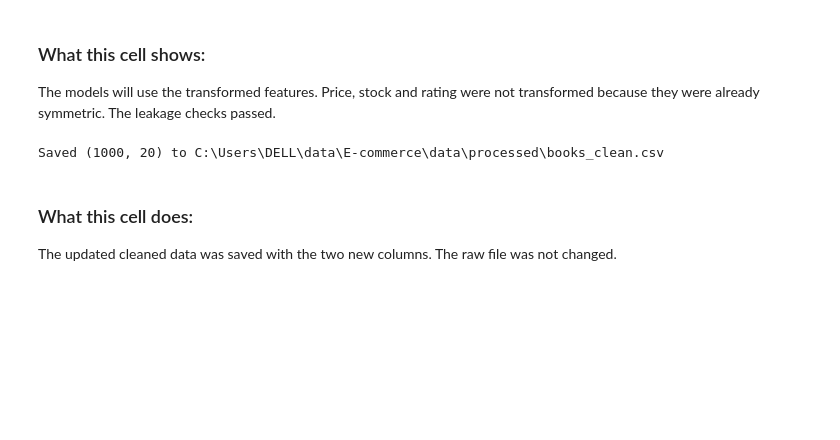
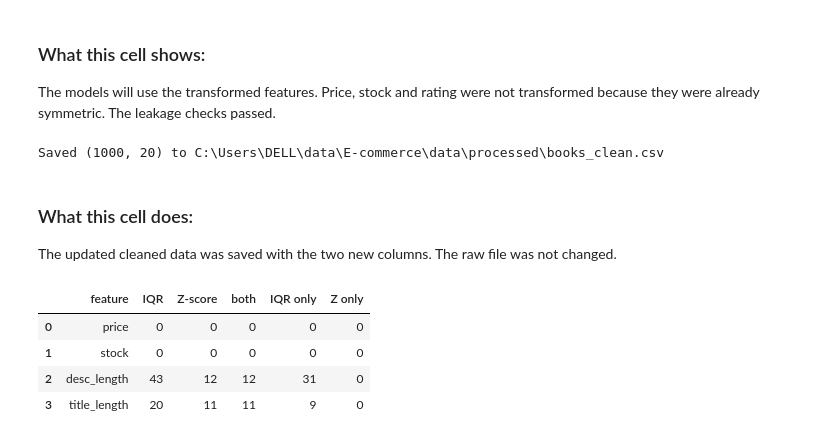
Before and after one commit to l253042/E-commerce, a Jupyter notebook: notebooks/E-commerce.ipynb, the cells around one changed output. Cells and saved outputs as stored; diff of their text form; code cells hidden in the pictures; blank space fills up the shorter version.

```diff
--- a/notebooks/E-commerce.ipynb
+++ b/notebooks/E-commerce.ipynb
@@ -930,3 +930,29 @@ Saved (1000, 20) to C:\Users\DELL\data\E-commerce\data\processed\books_clean.csv
 # %% [markdown]
 ### What this cell does:
 The updated cleaned data was saved with the two new columns. The raw file was not changed.
+# %%
+check_cols = ["price", "stock", "desc_length", "title_length"]
+
+def iqr_flags(s):
+    q1, q3 = s.quantile([0.25, 0.75])
+    iqr = q3 - q1
+    return (s < q1 - 1.5 * iqr) | (s > q3 + 1.5 * iqr)
+
+def z_flags(s, threshold=3):
+    return ((s - s.mean()) / s.std()).abs() > threshold
+
+flags = pd.DataFrame(index=clean.index)
+rows = []
+for col in check_cols:
+    flags[col + "_iqr"] = iqr_flags(clean[col])
+    flags[col + "_z"] = z_flags(clean[col])
+    a, b = flags[col + "_iqr"], flags[col + "_z"]
+    rows.append({"feature": col, "IQR": a.sum(), "Z-score": b.sum(),
+                 "both": (a & b).sum(), "IQR only": (a & ~b).sum(), "Z only": (~a & b).sum()})
+display(pd.DataFrame(rows))
+# %% [output]
+|  | feature | IQR | Z-score | both | IQR only | Z only |
+| 0 | price | 0 | 0 | 0 | 0 | 0 |
+| 1 | stock | 0 | 0 | 0 | 0 | 0 |
+| 2 | desc_length | 43 | 12 | 12 | 31 | 0 |
+| 3 | title_length | 20 | 11 | 11 | 9 | 0 |
```
Also changed, not shown: parts of 11 cells of this notebook, 1 other file.
